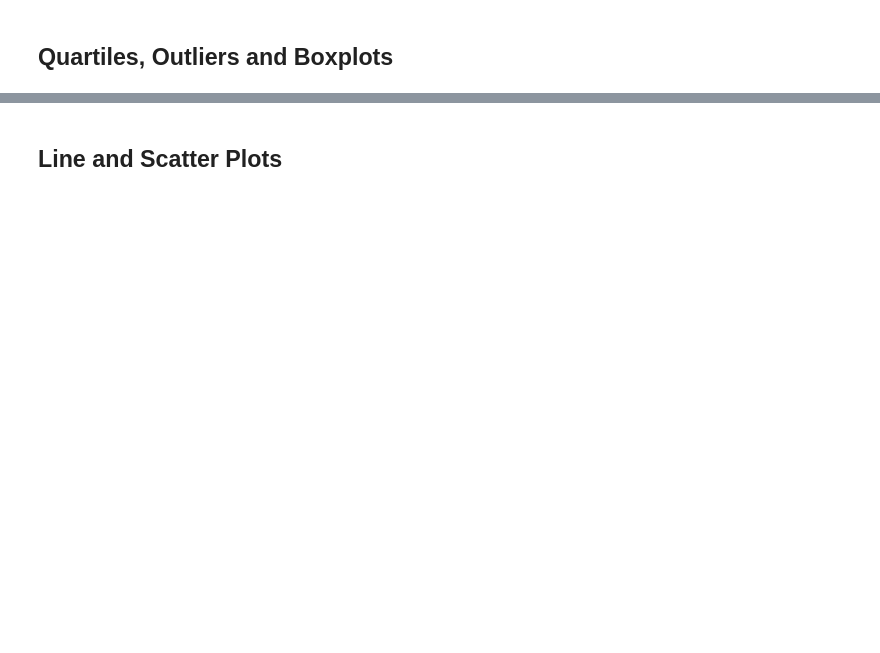
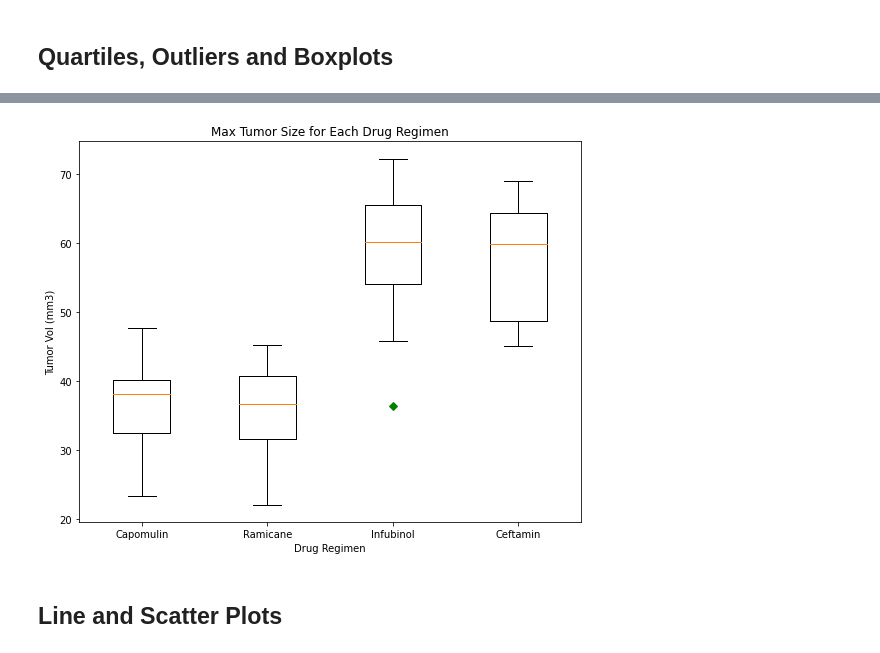
Before and after one commit to Nickfeliciano2/Matplotlib, a Jupyter notebook: Pymaceuticals/pymaceuticals_starter.ipynb, the cells around one changed output, grey strips where cells are left out. Saved outputs shown, nothing was run; the diff lists cells and outputs as text; code cells hidden in the pictures; blank space fills up the shorter version.

```diff
--- a/Pymaceuticals/pymaceuticals_starter.ipynb
+++ b/Pymaceuticals/pymaceuticals_starter.ipynb
@@ -310,9 +152,6 @@ pandas_bar_plot.plot.bar()
 # %% [output]
 <matplotlib.axes._subplots.AxesSubplot at 0x...>
 [figure]
-# %%
-x = pandas_bar_plot["Drug Regimen"]
-y = pandas_bar_plot
 # %%
 # Generate a bar plot showing the total number of unique mice tested on each drug regimen using pyplot.
 
@@ -327,7 +177,14 @@ y = pandas_bar_plot
 # Calculate the final tumor volume of each mouse across four of the treatment regimens:
 # Capomulin, Ramicane, Infubinol, and Ceftamin
 
+drug_list = ["Capomulin", "Ramicane", "Infubinol", "Ceftamin"]
+
 # Start by getting the last (greatest) timepoint for each mouse
 
+print(clean_df["Timepoint"].max())
 
 # Merge this group df with the original dataframe to get the tumor volume at the last timepoint
+
+drug_list_data = clean_df[clean_df["Drug Regimen"].isin(drug_list)]
+
+drug_list_data.head()
@@ -352,0 +199,8 @@ y = pandas_bar_plot
+# %%
+# Put treatments into a list for for loop (and later for plot labels)
+
+max_tumor = drug_list_data.groupby(['Drug Regimen','Mouse ID']).agg(Max_Tumor=('Tumor Volume (mm3)',lambda x: x.iloc[-1])).round(2)
+
+# Create empty list to fill with tumor vol data (for plotting)
+
+unstack_tumor = max_tumor.stack(level=0).unstack(level=0)
@@ -353,2 +261,19 @@ y = pandas_bar_plot
+# %%
+# Generate a box plot of the final tumor volume of each mouse across four regimens of interest
+
+boxplot_list = []
+for drug in drug_list:
+    boxplot_list.append(list(unstack_tumor[drug].dropna()))
+
+fig1, ax = plt.subplots(figsize=(9,7))
+ax.set_title("Max Tumor Size for Each Drug Regimen")
+ax.set_xlabel("Drug Regimen")
+ax.set_ylabel("Tumor Vol (mm3)")
+ax.boxplot(boxplot_list,notch=0,sym="gD")
+plt.xticks([1,2,3,4],drug_list)
+
+plt.show()
+# %% [output]
+[figure, added]
 # %% [markdown]
 ## Line and Scatter Plots
```
Also changed, not shown: parts of 32 cells of this notebook.
